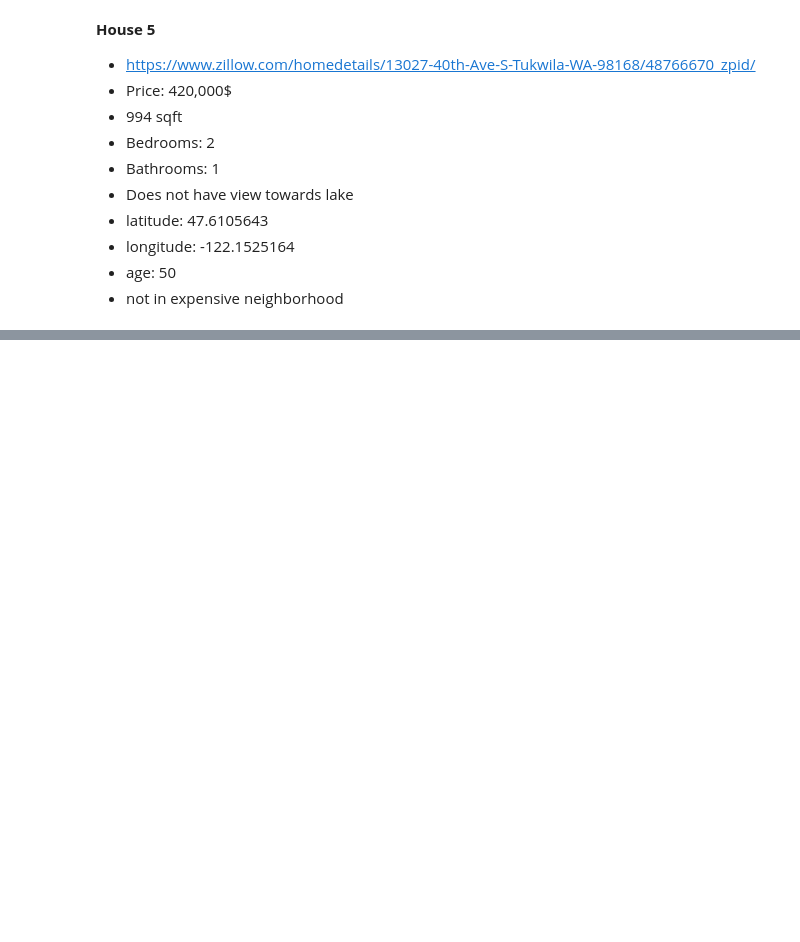
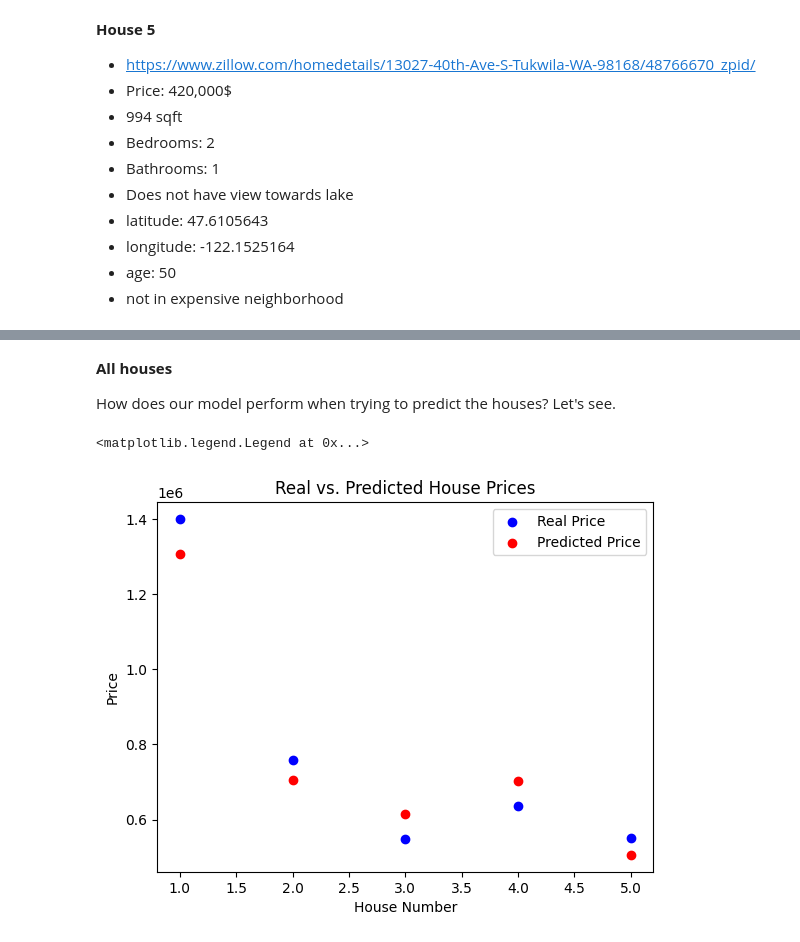
Before and after one commit to Sanketb2312/Info251-final-project, a Jupyter notebook: train.ipynb, the cells around one changed output, grey strips where cells are left out. Drawn from its saved outputs; the diff is of its cells as text; code cells hidden in the pictures; blank space fills up the shorter version.

Commit message:
added house

```diff
--- a/train.ipynb
+++ b/train.ipynb
@@ -330,6 +334,7 @@ log_price3 = grid_search_importance.best_estimator_.predict(zwillow_house3)
 price3 = np.exp(log_price3)
 multiplier = zip_diff_dict[zip_code]
 predicted_price = round(price3[0]*multiplier)
+predicted_prices.append(predicted_price)
 
 print("Predicted price: ", predicted_price)
 print("Difference from original price: ", 549000-predicted_price)
@@ -361,6 +366,7 @@ log_price4 = grid_search_importance.best_estimator_.predict(zwillow_house4)
 price4 = np.exp(log_price4)
 multiplier = zip_diff_dict[zip_code]
 predicted_price = round(price4[0]*multiplier)
+predicted_prices.append(predicted_price)
 
 print("Predicted price:", predicted_price)
 print("Difference from original price:", 635000-predicted_price)
@@ -392,6 +398,7 @@ log_price5 = grid_search_importance.best_estimator_.predict(zwillow_house5)
 price5 = np.exp(log_price5)
 multiplier = zip_diff_dict[zip_code]
 predicted_price = round(price5[0]*multiplier)
+predicted_prices.append(predicted_price)
 
 print("Predicted price:", predicted_price)
 print("Difference from original price:", 550000-predicted_price)
@@ -402,0 +423,31 @@ Missing by: 6.968909090909091 %
+# %%
+data_zwillow6 = {'bedrooms':[2], 'bathrooms':[2], 'sqft_living': [1149],'view':[0],
+                  'yr_built':[2006],'yr_renovated':[2012],'zipcode':[98198],'lat': [47.41045], 'long': [-122.28487], 'age': [17], 'in_expensive_zip': [0]}
+zwillow_house6 = pd.DataFrame(data_zwillow5)
+
+zip_code = 98198
+log_price6 = grid_search_importance.best_estimator_.predict(zwillow_house5)
+price6 = np.exp(log_price6)
+multiplier = zip_diff_dict[zip_code]
+predicted_price = round(price6[0]*multiplier)
+predicted_prices.append(predicted_price)
+
+print("Predicted price:", predicted_price)
+print("Difference from original price:", 429000-predicted_price)
+print("Missing by:",(429000 - predicted_price)/429000*100, "%")
+# %% [markdown]
+**All houses**
+
+How does our model perform when trying to predict the houses? Let's see.
+# %%
+real_prices = [1399995, 758000, 549000, 635000, 550000]
+houses = range(1, len(real_prices)+1)
+plt.scatter(houses, real_prices, color='blue', label='Real Price')
+plt.scatter(houses, predicted_prices, color='red', label='Predicted Price')
+plt.xlabel('House Number')
+plt.ylabel('Price')
+plt.title('Real vs. Predicted House Prices')
+plt.legend()
+# %% [output]
+<matplotlib.legend.Legend at 0x...>
+[figure, added]
```
Also changed, not shown: parts of 15 cells of this notebook.
